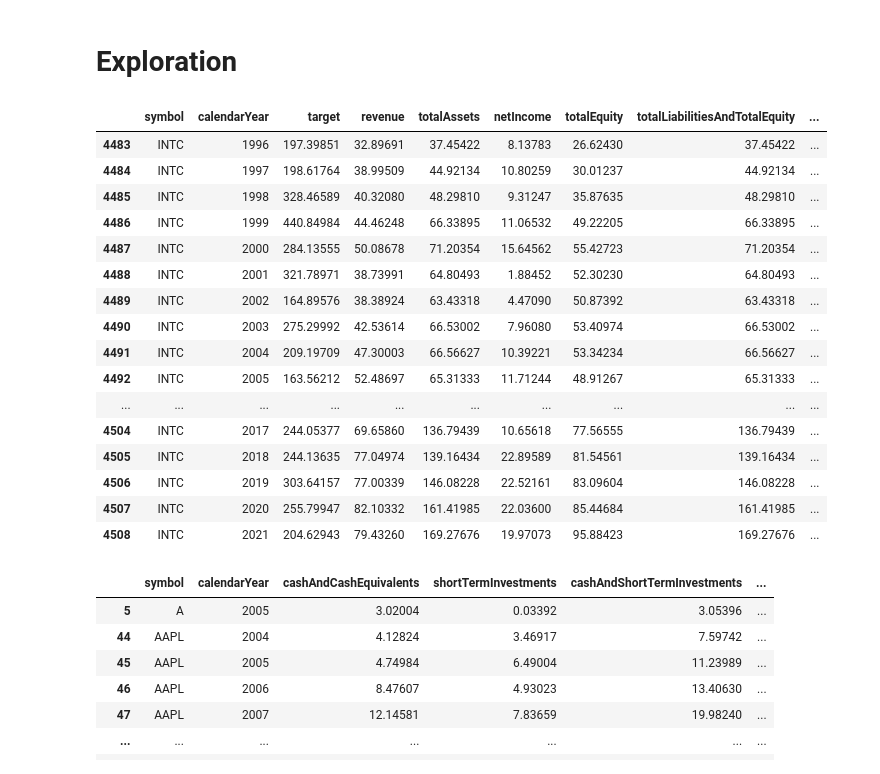
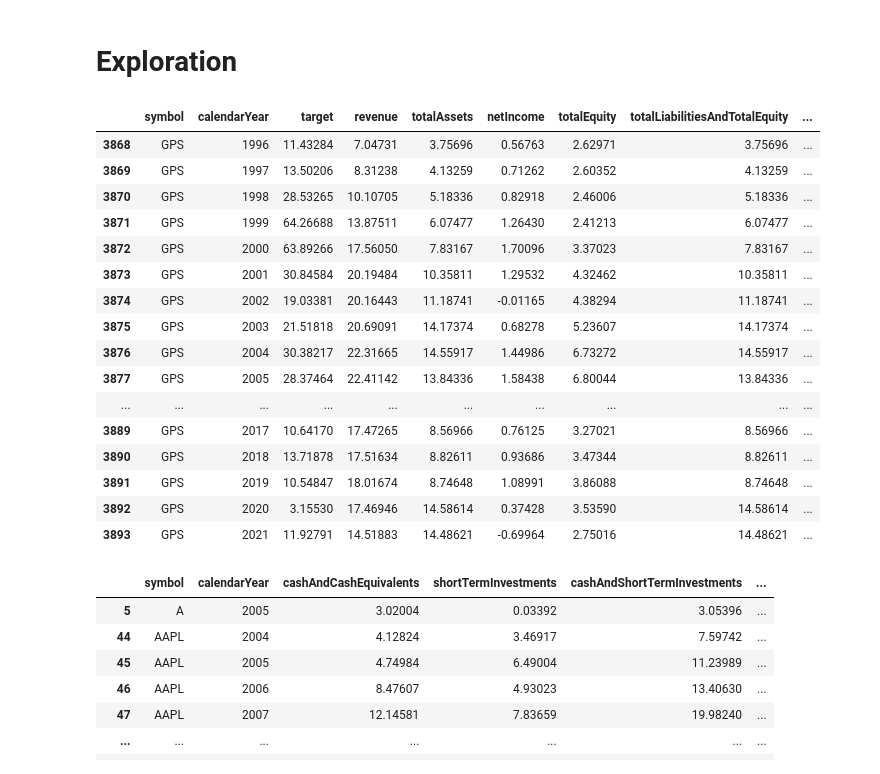
Before and after one commit to FranciscoPala/SP500_constituents_market_cap_estimator, a Jupyter notebook: src/notebooks/outlier_analysis.ipynb, the cells around one changed output. Cells and saved outputs as stored; diff of their text form; code cells hidden in the pictures.

```diff
--- a/src/notebooks/outlier_analysis.ipynb
+++ b/src/notebooks/outlier_analysis.ipynb
@@ -28,25 +28,25 @@ context=[
     'finalLink'
     ]
 # %%
-get_context(data, 'INTC', context)
+get_context(data, 'GPS', context)
 # %% [output]
 |  | symbol | calendarYear | target | revenue | totalAssets | netIncome | totalEquity | totalLiabilitiesAndTotalEquity | ... |
-| 4483 | INTC | 1996 | 197.39851 | 32.89691 | 37.45422 | 8.13783 | 26.62430 | 37.45422 | ... |
-| 4484 | INTC | 1997 | 198.61764 | 38.99509 | 44.92134 | 10.80259 | 30.01237 | 44.92134 | ... |
-| 4485 | INTC | 1998 | 328.46589 | 40.32080 | 48.29810 | 9.31247 | 35.87635 | 48.29810 | ... |
-| 4486 | INTC | 1999 | 440.84984 | 44.46248 | 66.33895 | 11.06532 | 49.22205 | 66.33895 | ... |
-| 4487 | INTC | 2000 | 284.13555 | 50.08678 | 71.20354 | 15.64562 | 55.42723 | 71.20354 | ... |
-| 4488 | INTC | 2001 | 321.78971 | 38.73991 | 64.80493 | 1.88452 | 52.30230 | 64.80493 | ... |
-| 4489 | INTC | 2002 | 164.89576 | 38.38924 | 63.43318 | 4.47090 | 50.87392 | 63.43318 | ... |
-| 4490 | INTC | 2003 | 275.29992 | 42.53614 | 66.53002 | 7.96080 | 53.40974 | 66.53002 | ... |
-| 4491 | INTC | 2004 | 209.19709 | 47.30003 | 66.56627 | 10.39221 | 53.34234 | 66.56627 | ... |
-| 4492 | INTC | 2005 | 163.56212 | 52.48697 | 65.31333 | 11.71244 | 48.91267 | 65.31333 | ... |
+| 3868 | GPS | 1996 | 11.43284 | 7.04731 | 3.75696 | 0.56763 | 2.62971 | 3.75696 | ... |
+| 3869 | GPS | 1997 | 13.50206 | 8.31238 | 4.13259 | 0.71262 | 2.60352 | 4.13259 | ... |
+| 3870 | GPS | 1998 | 28.53265 | 10.10705 | 5.18336 | 0.82918 | 2.46006 | 5.18336 | ... |
+| 3871 | GPS | 1999 | 64.26688 | 13.87511 | 6.07477 | 1.26430 | 2.41213 | 6.07477 | ... |
+| 3872 | GPS | 2000 | 63.89266 | 17.56050 | 7.83167 | 1.70096 | 3.37023 | 7.83167 | ... |
+| 3873 | GPS | 2001 | 30.84584 | 20.19484 | 10.35811 | 1.29532 | 4.32462 | 10.35811 | ... |
+| 3874 | GPS | 2002 | 19.03381 | 20.16443 | 11.18741 | -0.01165 | 4.38294 | 11.18741 | ... |
+| 3875 | GPS | 2003 | 21.51818 | 20.69091 | 14.17374 | 0.68278 | 5.23607 | 14.17374 | ... |
+| 3876 | GPS | 2004 | 30.38217 | 22.31665 | 14.55917 | 1.44986 | 6.73272 | 14.55917 | ... |
+| 3877 | GPS | 2005 | 28.37464 | 22.41142 | 13.84336 | 1.58438 | 6.80044 | 13.84336 | ... |
 | ... | ... | ... | ... | ... | ... | ... | ... | ... | ... |
-| 4504 | INTC | 2017 | 244.05377 | 69.65860 | 136.79439 | 10.65618 | 77.56555 | 136.79439 | ... |
-| 4505 | INTC | 2018 | 244.13635 | 77.04974 | 139.16434 | 22.89589 | 81.54561 | 139.16434 | ... |
-| 4506 | INTC | 2019 | 303.64157 | 77.00339 | 146.08228 | 22.52161 | 83.09604 | 146.08228 | ... |
-| 4507 | INTC | 2020 | 255.79947 | 82.10332 | 161.41985 | 22.03600 | 85.44684 | 161.41985 | ... |
-| 4508 | INTC | 2021 | 204.62943 | 79.43260 | 169.27676 | 19.97073 | 95.88423 | 169.27676 | ... |
+| 3889 | GPS | 2017 | 10.64170 | 17.47265 | 8.56966 | 0.76125 | 3.27021 | 8.56966 | ... |
+| 3890 | GPS | 2018 | 13.71878 | 17.51634 | 8.82611 | 0.93686 | 3.47344 | 8.82611 | ... |
+| 3891 | GPS | 2019 | 10.54847 | 18.01674 | 8.74648 | 1.08991 | 3.86088 | 8.74648 | ... |
+| 3892 | GPS | 2020 | 3.15530 | 17.46946 | 14.58614 | 0.37428 | 3.53590 | 14.58614 | ... |
+| 3893 | GPS | 2021 | 11.92791 | 14.51883 | 14.48621 | -0.69964 | 2.75016 | 14.48621 | ... |
 # %%
 data[(data.shortTermDebt==0)&(data.longTermDebt == 0)]
 # %% [output]
```
Also changed, not shown: 7 other files.
